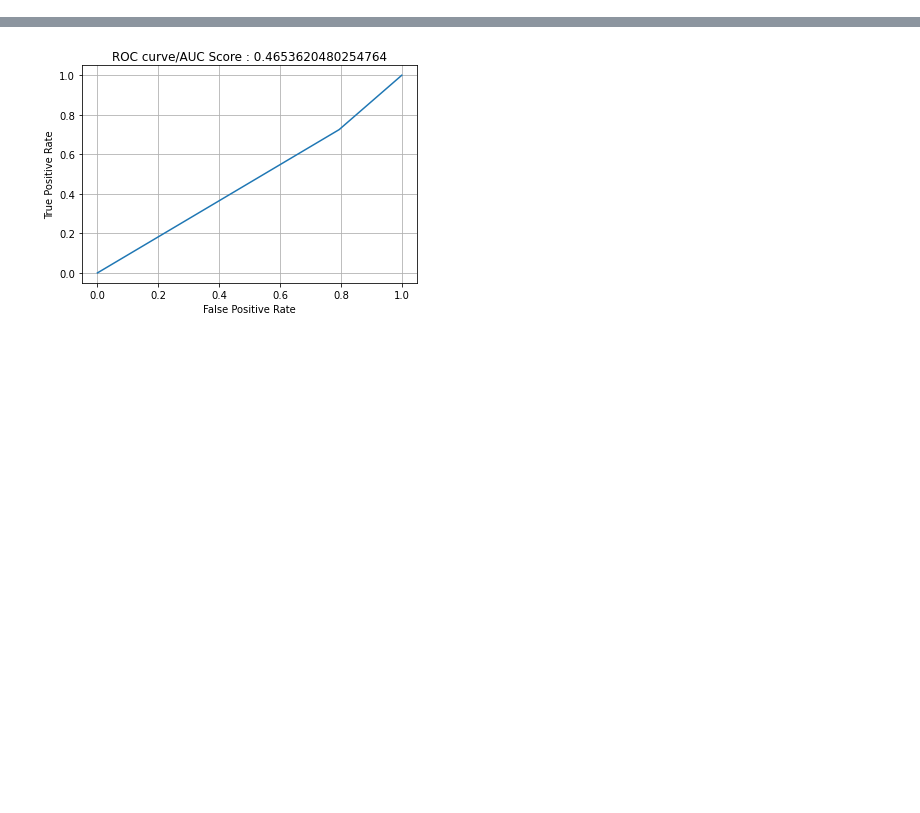
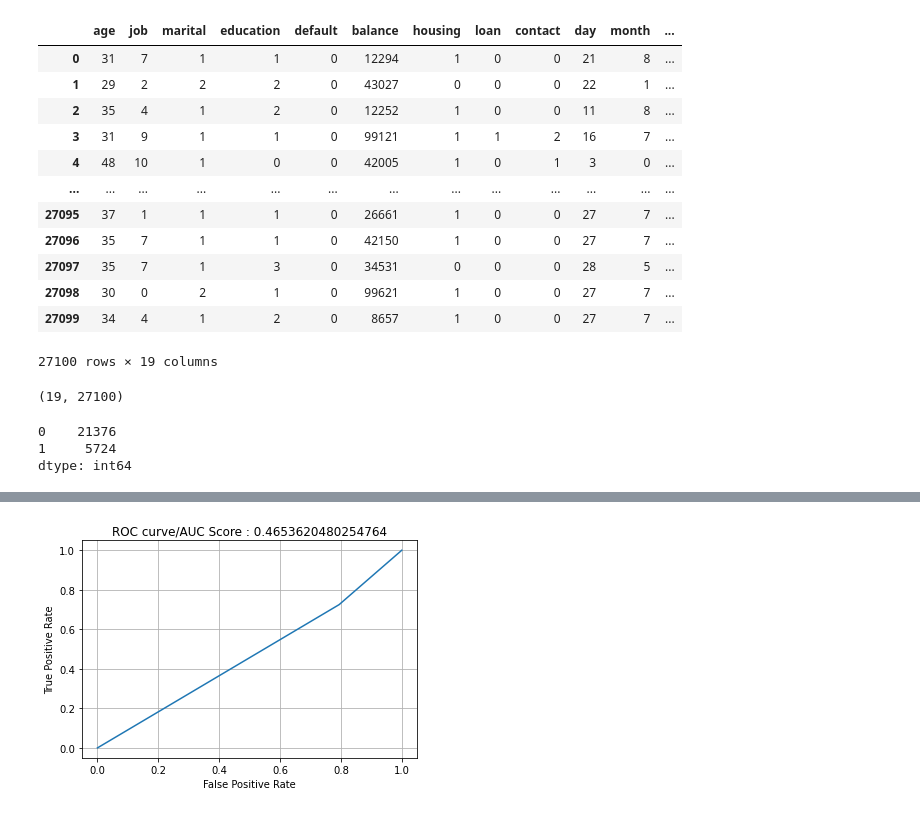
Before and after one commit to akihiro-git-hub/SIGNATE_time_deposit_account, a Jupyter notebook: K-means.ipynb, the cells around one changed output, grey strips where cells are left out. Drawn from its saved outputs; the diff is of its cells as text; code cells hidden in the pictures; blank space fills up the shorter version.

```diff
--- a/K-means.ipynb
+++ b/K-means.ipynb
@@ -30,6 +30,22 @@ from sklearn.linear_model import LinearRegression, Lasso,Ridge
 train_x = pd.read_csv('C:\\Users\\odoru\\SIGNATE_time_deposit_account\\dataset\\train_x_xgboost.csv')
 train_y = pd.read_csv('C:\\Users\\odoru\\SIGNATE_time_deposit_account\\dataset\\train_y_xgboost.csv')
 test_x = pd.read_csv('C:\\Users\\odoru\\SIGNATE_time_deposit_account\\dataset\\test_x_xgboost.csv')
+# %%
+train_x
+# %% [output]
+|  | age | job | marital | education | default | balance | housing | loan | contact | day | month | ... |
+| 0 | 31 | 7 | 1 | 1 | 0 | 12294 | 1 | 0 | 0 | 21 | 8 | ... |
+| 1 | 29 | 2 | 2 | 2 | 0 | 43027 | 0 | 0 | 0 | 22 | 1 | ... |
+| 2 | 35 | 4 | 1 | 2 | 0 | 12252 | 1 | 0 | 0 | 11 | 8 | ... |
+| 3 | 31 | 9 | 1 | 1 | 0 | 99121 | 1 | 1 | 2 | 16 | 7 | ... |
+| 4 | 48 | 10 | 1 | 0 | 0 | 42005 | 1 | 0 | 1 | 3 | 0 | ... |
+| ... | ... | ... | ... | ... | ... | ... | ... | ... | ... | ... | ... | ... |
+| 27095 | 37 | 1 | 1 | 1 | 0 | 26661 | 1 | 0 | 0 | 27 | 7 | ... |
+| 27096 | 35 | 7 | 1 | 1 | 0 | 42150 | 1 | 0 | 0 | 27 | 7 | ... |
+| 27097 | 35 | 7 | 1 | 3 | 0 | 34531 | 0 | 0 | 0 | 28 | 5 | ... |
+| 27098 | 30 | 0 | 2 | 1 | 0 | 99621 | 1 | 0 | 0 | 27 | 7 | ... |
+| 27099 | 34 | 4 | 1 | 2 | 0 | 8657 | 1 | 0 | 0 | 27 | 7 | ... |
+27100 rows × 19 columns
 # %%
 cust_array = np.array([train_x['age'].tolist(),
                      train_x['job'].tolist(),
@@ -50,7 +66,18 @@ cust_array = np.array([train_x['age'].tolist(),
                      train_x['score'].tolist(),
                      train_x['an_income'].tolist(),
                      train_x['pre_total_duration'].tolist()])
+# %%
+cust_array.shape
+# %% [output]
+(19, 27100)
 # %%
 cust_array = cust_array.T
 # %%
 pred = KMeans(n_clusters=2).fit_predict(cust_array)
+# %%
+pred = pd.Series(pred)
+pred.value_counts()
+# %% [output]
+0    21376
+1     5724
+dtype: int64
```
Also changed, not shown: parts of 2 cells of this notebook, 17 other files.
